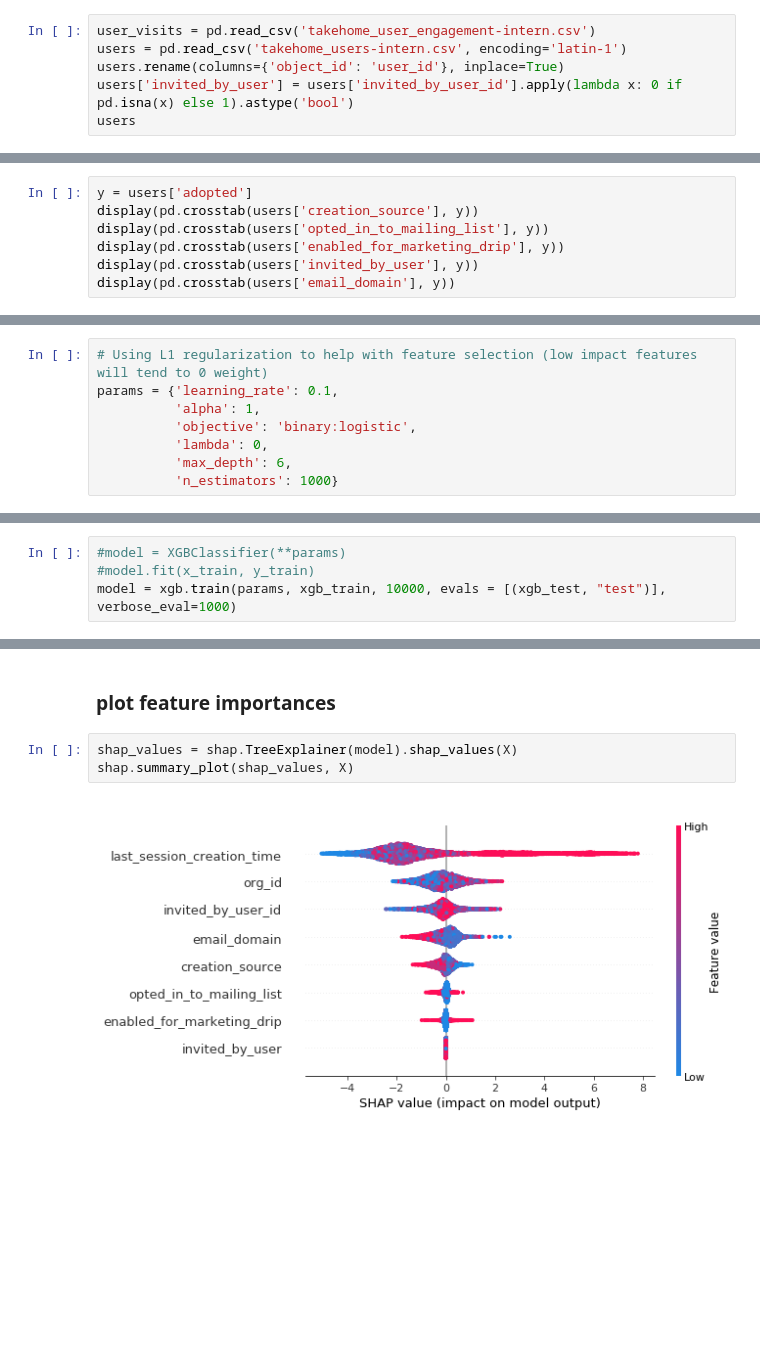
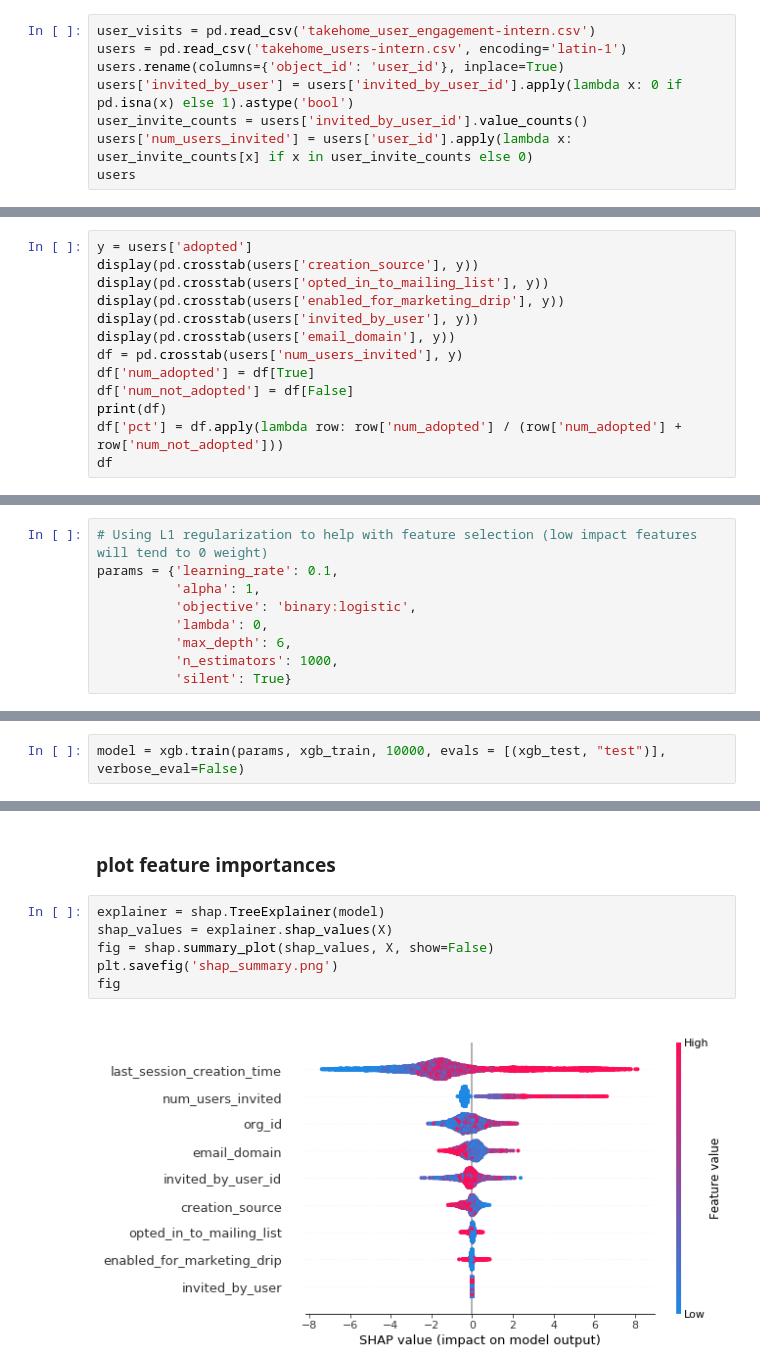
Before and after one commit to sarthfrey/asana_user_adoption, a Jupyter notebook: explore_features.ipynb, the cells around one changed output, grey strips where cells are left out. Drawn from its saved outputs; the diff is of its cells as text; blank space fills up the shorter version.

```diff
--- a/explore_features.ipynb
+++ b/explore_features.ipynb
@@ -22,6 +23,8 @@ user_visits = pd.read_csv('takehome_user_engagement-intern.csv')
 users = pd.read_csv('takehome_users-intern.csv', encoding='latin-1')
 users.rename(columns={'object_id': 'user_id'}, inplace=True)
 users['invited_by_user'] = users['invited_by_user_id'].apply(lambda x: 0 if pd.isna(x) else 1).astype('bool')
+user_invite_counts = users['invited_by_user_id'].value_counts()
+users['num_users_invited'] = users['user_id'].apply(lambda x: user_invite_counts[x] if x in user_invite_counts else 0)
 users
 # %% [output]
 |  | user_id | creation_time | name | email | creation_source | last_session_creation_time | opted_in_to_mailing_list | ... |
@@ -124,6 +127,12 @@ display(pd.crosstab(users['opted_in_to_mailing_list'], y))
 display(pd.crosstab(users['enabled_for_marketing_drip'], y))
 display(pd.crosstab(users['invited_by_user'], y))
 display(pd.crosstab(users['email_domain'], y))
+df = pd.crosstab(users['num_users_invited'], y)
+df['num_adopted'] = df[True]
+df['num_not_adopted'] = df[False]
+print(df)
+df['pct'] = df.apply(lambda row: row['num_adopted'] / (row['num_adopted'] + row['num_not_adopted']))
+df
 # %% [output]
 | adopted | False | True |
 | creation_source |  |  |
@@ -218,10 +244,9 @@ params = {'learning_rate': 0.1,
           'objective': 'binary:logistic',
           'lambda': 0,
           'max_depth': 6,
-          'n_estimators': 1000}
+          'n_estimators': 1000,
+          'silent': True}
 # %% [markdown]
 ### train model
 # %%
-#model = XGBClassifier(**params)
-#model.fit(x_train, y_train)
-model = xgb.train(params, xgb_train, 10000, evals = [(xgb_test, "test")], verbose_eval=1000)
+model = xgb.train(params, xgb_train, 10000, evals = [(xgb_test, "test")], verbose_eval=False)
@@ -257,7 +264,10 @@ Computed XGBoost with AUC=0.769 and accuracy=0.890 and f1=0.657
 # %% [markdown]
 ### plot feature importances
 # %%
-shap_values = shap.TreeExplainer(model).shap_values(X)
-shap.summary_plot(shap_values, X)
+explainer = shap.TreeExplainer(model)
+shap_values = explainer.shap_values(X)
+fig = shap.summary_plot(shap_values, X, show=False)
+plt.savefig('shap_summary.png')
+fig
 # %% [output]
-[figure, old version]
+[figure, new version]
```
Also changed, not shown: parts of 10 cells of this notebook.
